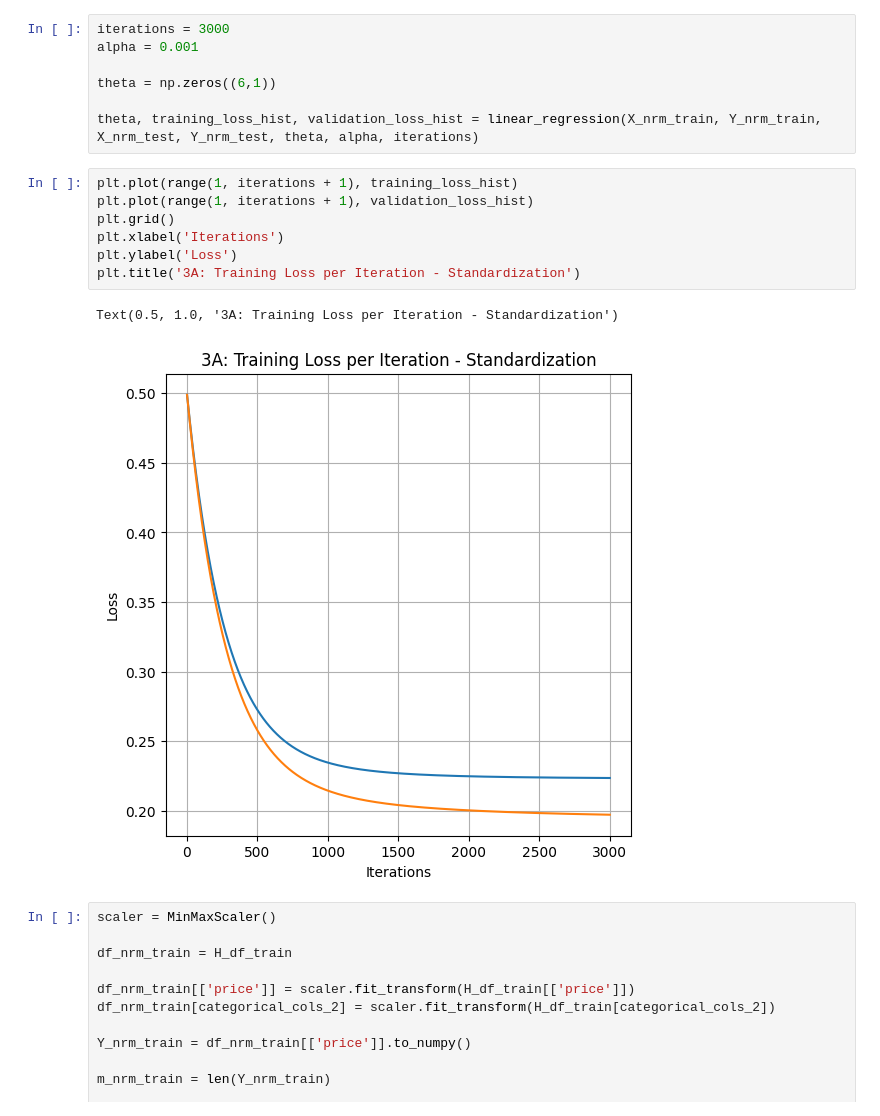
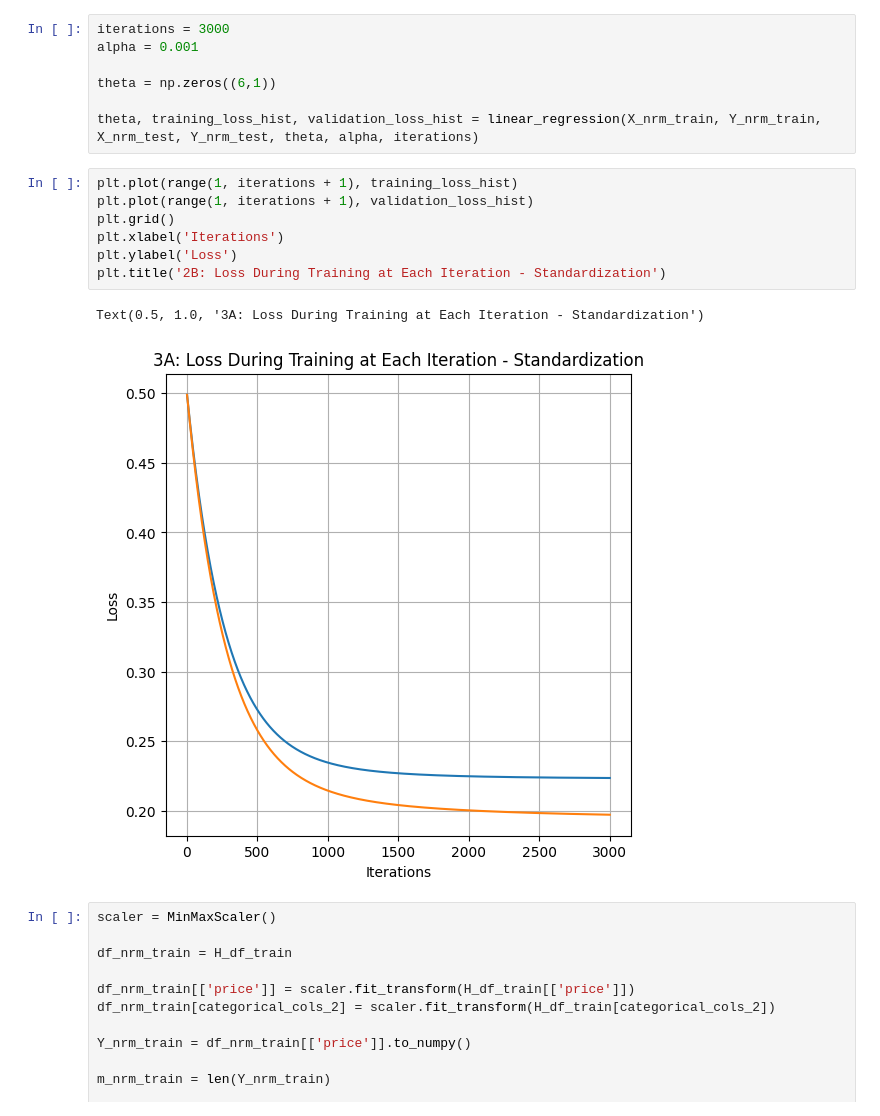
Before and after one commit to sirlapat/ML_Assignment1, a Jupyter notebook: ML_A2.ipynb, the cells around one changed output. Drawn from its saved outputs; the diff is of its cells as text.

```diff
--- a/ML_A2.ipynb
+++ b/ML_A2.ipynb
@@ -384,13 +384,13 @@ theta, training_loss_hist, validation_loss_hist = linear_regression(X_nrm_train,
 # %%
 plt.plot(range(1, iterations + 1), training_loss_hist)
 plt.plot(range(1, iterations + 1), validation_loss_hist)
 plt.grid()
 plt.xlabel('Iterations')
 plt.ylabel('Loss')
-plt.title('3A: Training Loss per Iteration - Standardization')
+plt.title('2B: Loss During Training at Each Iteration - Standardization')
 # %% [output]
-Text(0.5, 1.0, '3A: Training Loss per Iteration - Standardization')
+Text(0.5, 1.0, '3A: Loss During Training at Each Iteration - Standardization')
-[figure, old version]
+[figure, new version]
 # %%
 scaler = MinMaxScaler()
 
```
Also changed, not shown: parts of 9 cells of this notebook.
